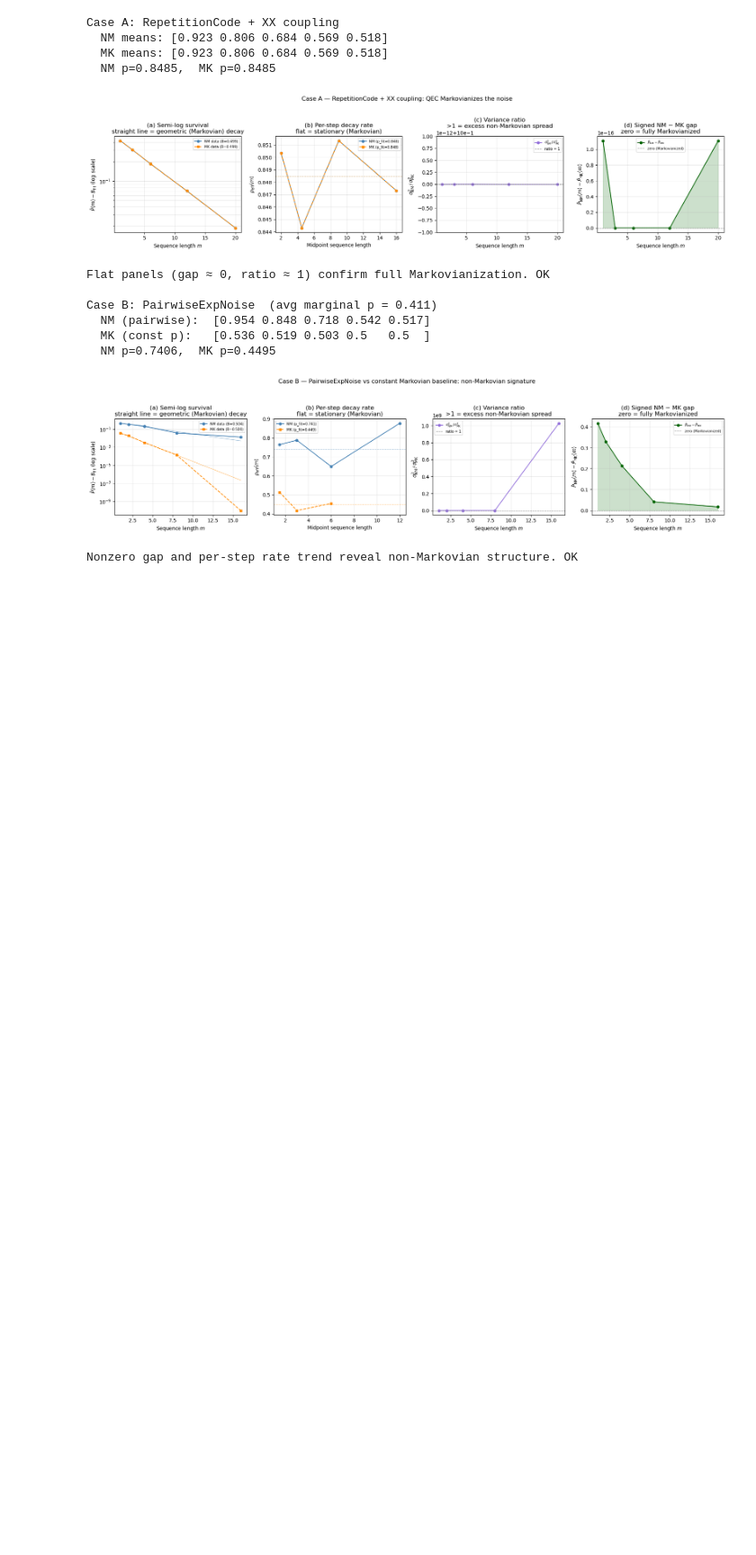
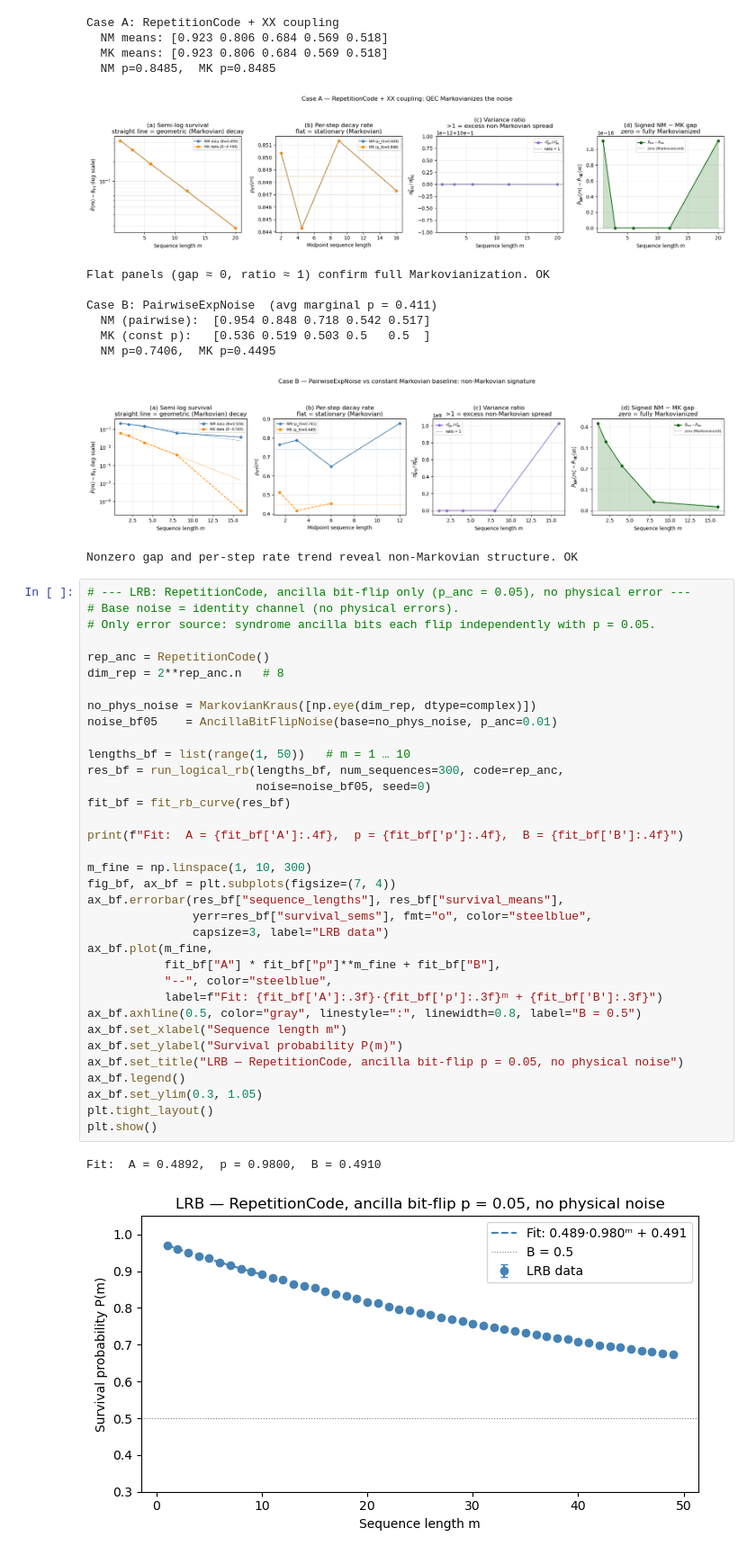
Before and after one commit to DaneshMorales/qec-non-markovian, a Jupyter notebook: notebook.ipynb, the cells around one changed output. Shown at 90% size. Cells and saved outputs as stored; diff of their text form; blank space fills up the shorter version.

```diff
--- a/notebook.ipynb
+++ b/notebook.ipynb
@@ -1560,3 +1609,41 @@ Case B: PairwiseExpNoise  (avg marginal p = 0.411)
   NM p=0.7406,  MK p=0.4495
 [figure]
 Nonzero gap and per-step rate trend reveal non-Markovian structure. OK
+# %%
+# --- LRB: RepetitionCode, ancilla bit-flip only (p_anc = 0.05), no physical error ---
+# Base noise = identity channel (no physical errors).
+# Only error source: syndrome ancilla bits each flip independently with p = 0.05.
+
+rep_anc = RepetitionCode()
+dim_rep = 2**rep_anc.n   # 8
+
+no_phys_noise = MarkovianKraus([np.eye(dim_rep, dtype=complex)])
+noise_bf05    = AncillaBitFlipNoise(base=no_phys_noise, p_anc=0.01)
+
+lengths_bf = list(range(1, 50))   # m = 1 … 10
+res_bf = run_logical_rb(lengths_bf, num_sequences=300, code=rep_anc,
+                        noise=noise_bf05, seed=0)
+fit_bf = fit_rb_curve(res_bf)
+
+print(f"Fit:  A = {fit_bf['A']:.4f},  p = {fit_bf['p']:.4f},  B = {fit_bf['B']:.4f}")
+
+m_fine = np.linspace(1, 10, 300)
+fig_bf, ax_bf = plt.subplots(figsize=(7, 4))
+ax_bf.errorbar(res_bf["sequence_lengths"], res_bf["survival_means"],
+               yerr=res_bf["survival_sems"], fmt="o", color="steelblue",
+               capsize=3, label="LRB data")
+ax_bf.plot(m_fine,
+           fit_bf["A"] * fit_bf["p"]**m_fine + fit_bf["B"],
+           "--", color="steelblue",
+           label=f"Fit: {fit_bf['A']:.3f}·{fit_bf['p']:.3f}ᵐ + {fit_bf['B']:.3f}")
+ax_bf.axhline(0.5, color="gray", linestyle=":", linewidth=0.8, label="B = 0.5")
+ax_bf.set_xlabel("Sequence length m")
+ax_bf.set_ylabel("Survival probability P(m)")
+ax_bf.set_title("LRB — RepetitionCode, ancilla bit-flip p = 0.05, no physical noise")
+ax_bf.legend()
+ax_bf.set_ylim(0.3, 1.05)
+plt.tight_layout()
+plt.show()
+# %% [output]
+Fit:  A = 0.4892,  p = 0.9800,  B = 0.4910
+[figure, added]
```
Also changed, not shown: parts of 10 cells of this notebook, 10 other files.
